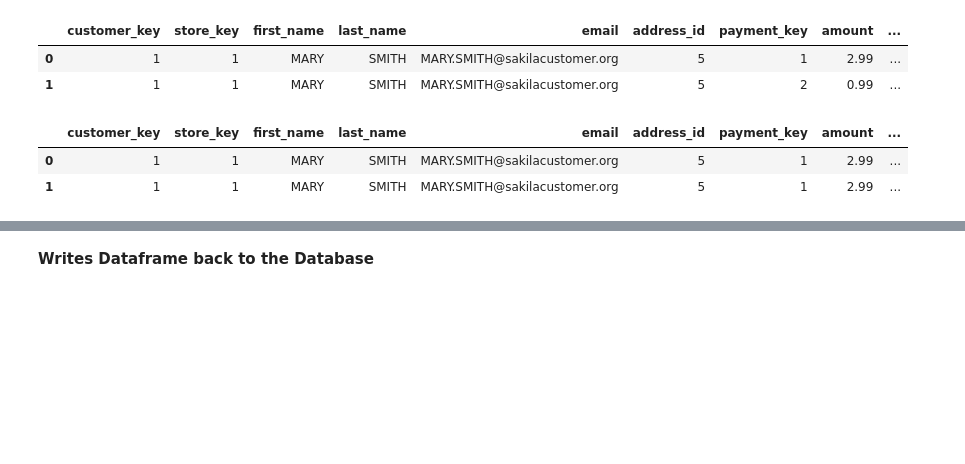
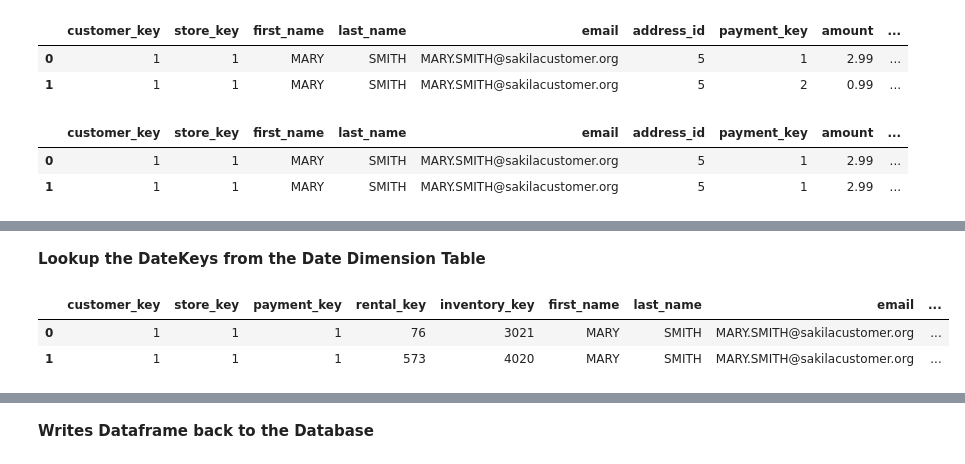
Before and after one commit to Funnyblue421/DS-2002, a Jupyter notebook: Midterm Project/Project 1 - Midterm (Python).ipynb, the cells around one changed output, grey strips where cells are left out. Saved outputs shown, nothing was run; the diff lists cells and outputs as text; code cells hidden in the pictures; blank space fills up the shorter version.

```diff
--- a/Midterm Project/Project 1 - Midterm (Python).ipynb
+++ b/Midterm Project/Project 1 - Midterm (Python).ipynb
@@ -174,0 +194,12 @@ df_fact_orders.head(2)
+# %% [markdown]
+**Lookup the DateKeys from the Date Dimension Table**
+# %%
+df_dim_payment_date = df_dim_date.rename(columns={"date_key" : "payment_date_key", "full_date" : "payment_date"})
+df_fact_orders = pd.merge(df_fact_orders, df_dim_payment_date, on='payment_date', how='inner')
+df_fact_orders.drop(['payment_date'], axis=1, inplace=True)
+
+df_fact_orders.head(2)
+# %% [output]
+|  | customer_key | store_key | payment_key | rental_key | inventory_key | first_name | last_name | email | ... |
+| 0 | 1 | 1 | 1 | 76 | 3021 | MARY | SMITH | MARY.SMITH@sakilacustomer.org | ... |
+| 1 | 1 | 1 | 1 | 573 | 4020 | MARY | SMITH | MARY.SMITH@sakilacustomer.org | ... |
```
Also changed, not shown: parts of 10 cells of this notebook.
